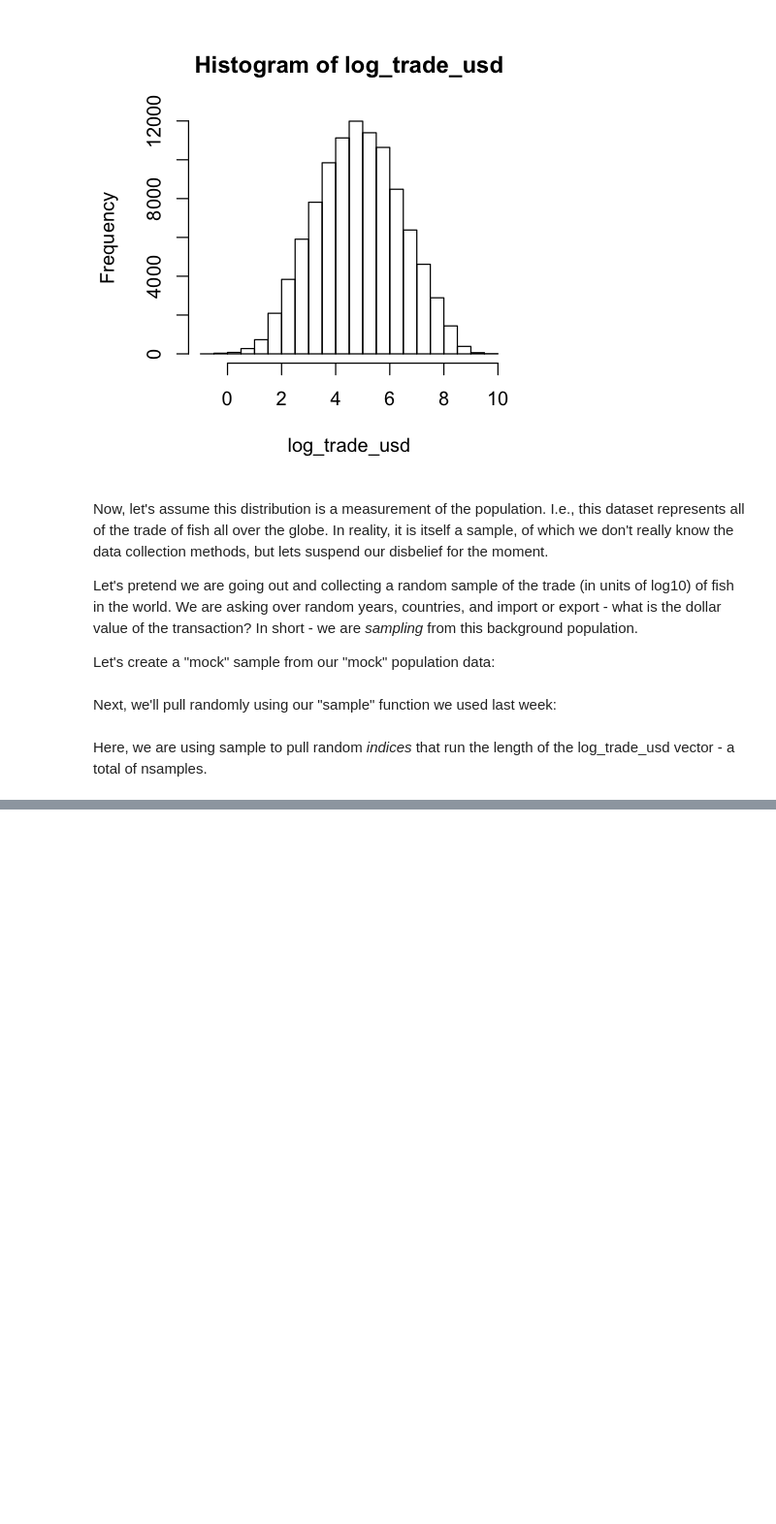
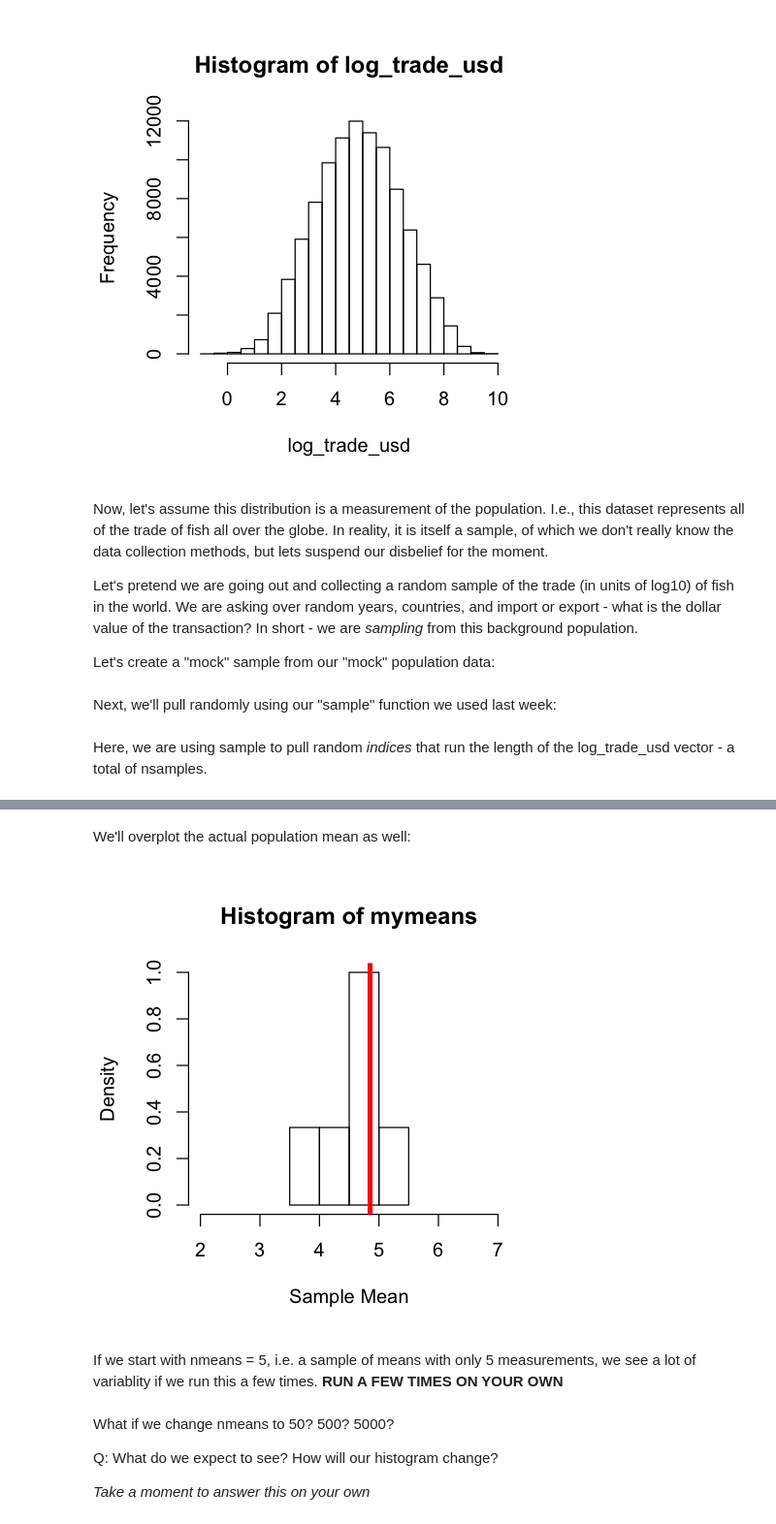
Before and after one commit to jnaiman/is542_spring2020, a Jupyter notebook: week07/prep_part1_foundationsForInference.ipynb, the cells around one changed output, grey strips where cells are left out. Shown: that part at 97% size. Cells and saved outputs as stored; diff of their text form; code cells hidden in the pictures; blank space fills up the shorter version.

```diff
--- a/week07/prep_part1_foundationsForInference.ipynb
+++ b/week07/prep_part1_foundationsForInference.ipynb
@@ -42,0 +86,15 @@ Here, we are using sample to pull random *indices* that run the length of the lo
+# %% [markdown]
+We'll overplot the actual population mean as well:
+# %%
+hist(mymeans, xlab="Sample Mean", prob=TRUE, xlim=c(2,7))
+abline(v=mean(log_trade_usd), col="red", lwd=4) # population mean
+# %% [output]
+[figure, added]
+# %% [markdown]
+If we start with nmeans = 5, i.e. a sample of means with only 5 measurements, we see a lot of variablity if we run this a few times.  **RUN A FEW TIMES ON YOUR OWN**
+# %% [markdown]
+What if we change nmeans to 50? 500? 5000?
+
+Q: What do we expect to see?  How will our histogram change?
+
+*Take a moment to answer this on your own*
```
Also changed, not shown: parts of 21 cells of this notebook.
